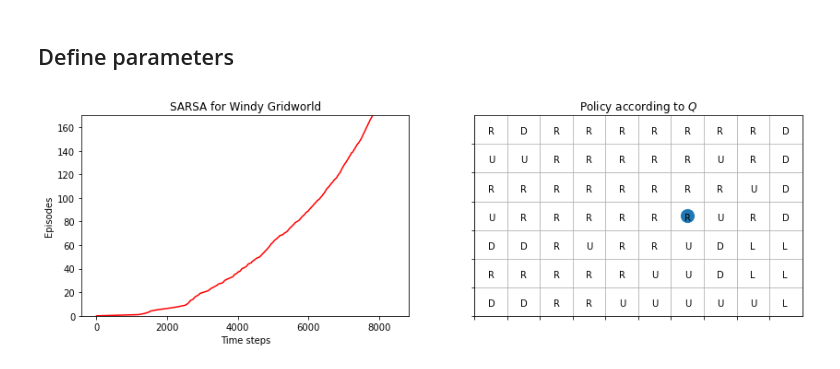
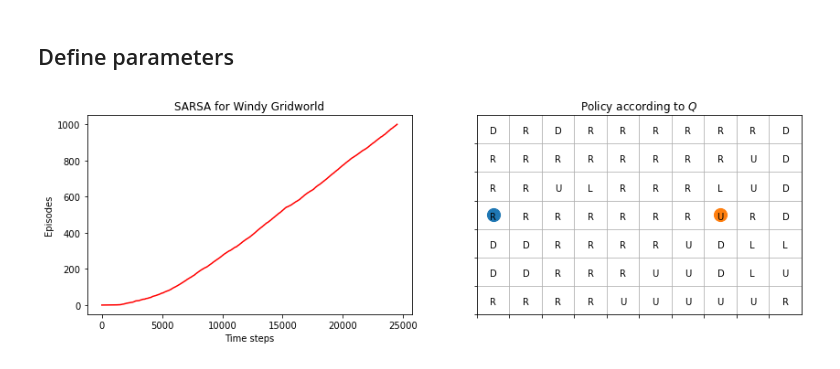
Before and after one commit to Thetang-145/AT82.03_ML, a Jupyter notebook: Lec06-RL/G_Learning.ipynb, the cells around one changed output. Drawn from its saved outputs; the diff is of its cells as text; code cells hidden in the pictures.

```diff
--- a/Lec06-RL/G_Learning.ipynb
+++ b/Lec06-RL/G_Learning.ipynb
@@ -63,8 +63,8 @@ def choose_act(s, eps):
 # %%
 from IPython.display import clear_output
 
-n_episodes = 200
-steps_list = [0]#
+n_episodes = 1000
+steps_list = [0]
 steps = 0
 
 # Difine Q table
@@ -92,30 +92,30 @@ for episode in range(n_episodes):
 # %%
 import matplotlib.pyplot as plt
 
 plt.figure(figsize=(14, 4))
 plt.subplot(1, 2, 1)
 plt.plot(steps_list, range(n_episodes+1), 'r-')
 plt.xlabel('Time steps')
 plt.ylabel('Episodes')
-plt.ylim(0, 170)
+# plt.ylim(0, 170)
 plt.title('SARSA for Windy Gridworld')
 ax = plt.subplot(1, 2, 2)
 plt.xlim(0, 10)
 plt.ylim(0, 7)
 plt.xticks(np.arange(0, 10, 1))
 plt.yticks(np.arange(0, 7, 1))
 ax.axes.get_xaxis().set_ticklabels([])
 ax.axes.get_yaxis().set_ticklabels([])
 plt.grid()
 
 for srow in range(7):
     for scol in range(10):
         s = (srow, scol)
         a = np.argmax(Q_table[s])
         plt.text(scol+0.4, srow+0.35, act_names[a])
-        if scol==6 and srow==3:
+        if (scol, srow)==(7, 3) or (scol, srow)==(0, 3):
             plt.scatter(scol+0.5, srow+0.5, s=200, marker='o')
 plt.title('Policy according to $Q$')
 plt.show()
 # %% [output]
-[figure, old version]
+[figure, new version]
```
Also changed, not shown: parts of 3 cells of this notebook.
